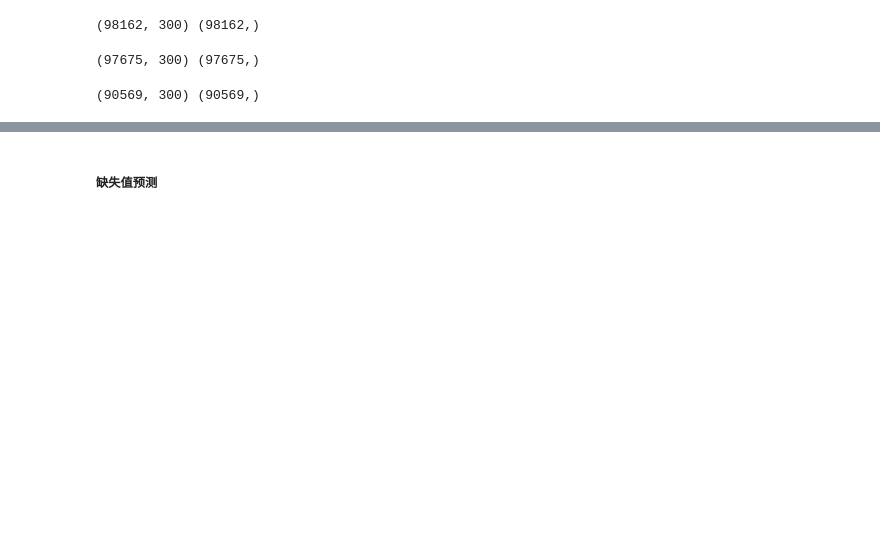
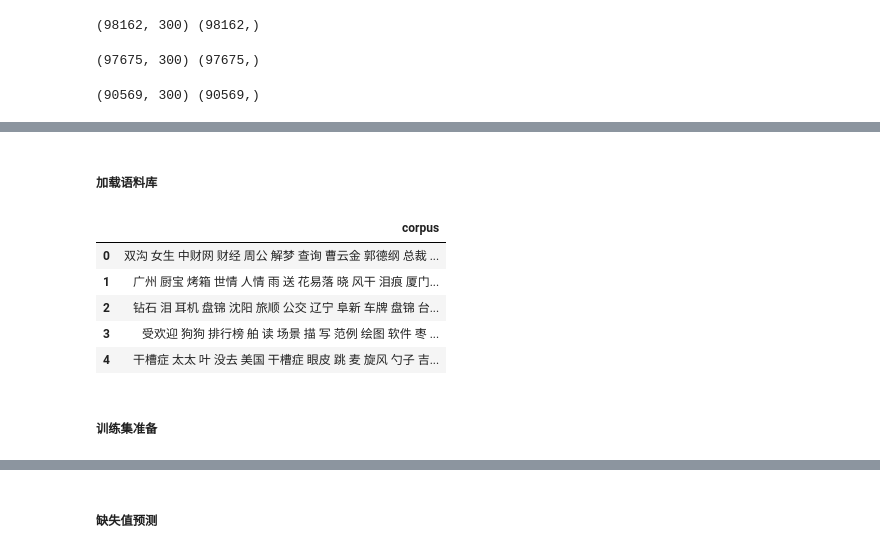
Before and after one commit to smll-rain/AI_Learning, a Jupyter notebook: projects/personas/personas_model.ipynb, the cells around one changed output, grey strips where cells are left out. Cells and saved outputs as stored; diff of their text form; code cells hidden in the pictures; blank space fills up the shorter version.

```diff
--- a/projects/personas/personas_model.ipynb
+++ b/projects/personas/personas_model.ipynb
@@ -664,0 +965,15 @@ print(posseg_education_X.shape,education_y.shape)
+# %%
+%%time
+# 普通文件读取
+corpus = []
+i = 0
+with open('../../dataset/personas/posseg_word_corpus.text', 'r', encoding='utf-8') as f:
+    while True:
+        line = f.readline()
+        if not line:
+            break
+        if 'nan' in line:
+            print(i)
+            continue
+        corpus.append(line.replace('\n', ''))
+        i += 1
@@ -664,0 +1002,15 @@ print(posseg_education_X.shape,education_y.shape)
+# %% [markdown]
+##### 加载语料库
+# %%
+# 加载语料库
+tf_corpus  = pd.DataFrame({'corpus':corpus})
+tf_corpus.head()
+# %% [output]
+|  | corpus |
+| 0 | 双沟 女生 中财网 财经 周公 解梦 查询 曹云金 郭德纲 总裁 ... |
+| 1 | 广州 厨宝 烤箱 世情 人情 雨 送 花易落 晓 风干 泪痕 厦门... |
+| 2 | 钻石 泪 耳机 盘锦 沈阳 旅顺 公交 辽宁 阜新 车牌 盘锦 台... |
+| 3 | 受欢迎 狗狗 排行榜 舶 读 场景 描 写 范例 绘图 软件 枣 ... |
+| 4 | 干槽症 太太 叶 没去 美国 干槽症 眼皮 跳 麦 旋风 勺子 吉... |
+# %% [markdown]
+##### 训练集准备
```
Also changed, not shown: parts of 128 cells of this notebook, 1 other file.
